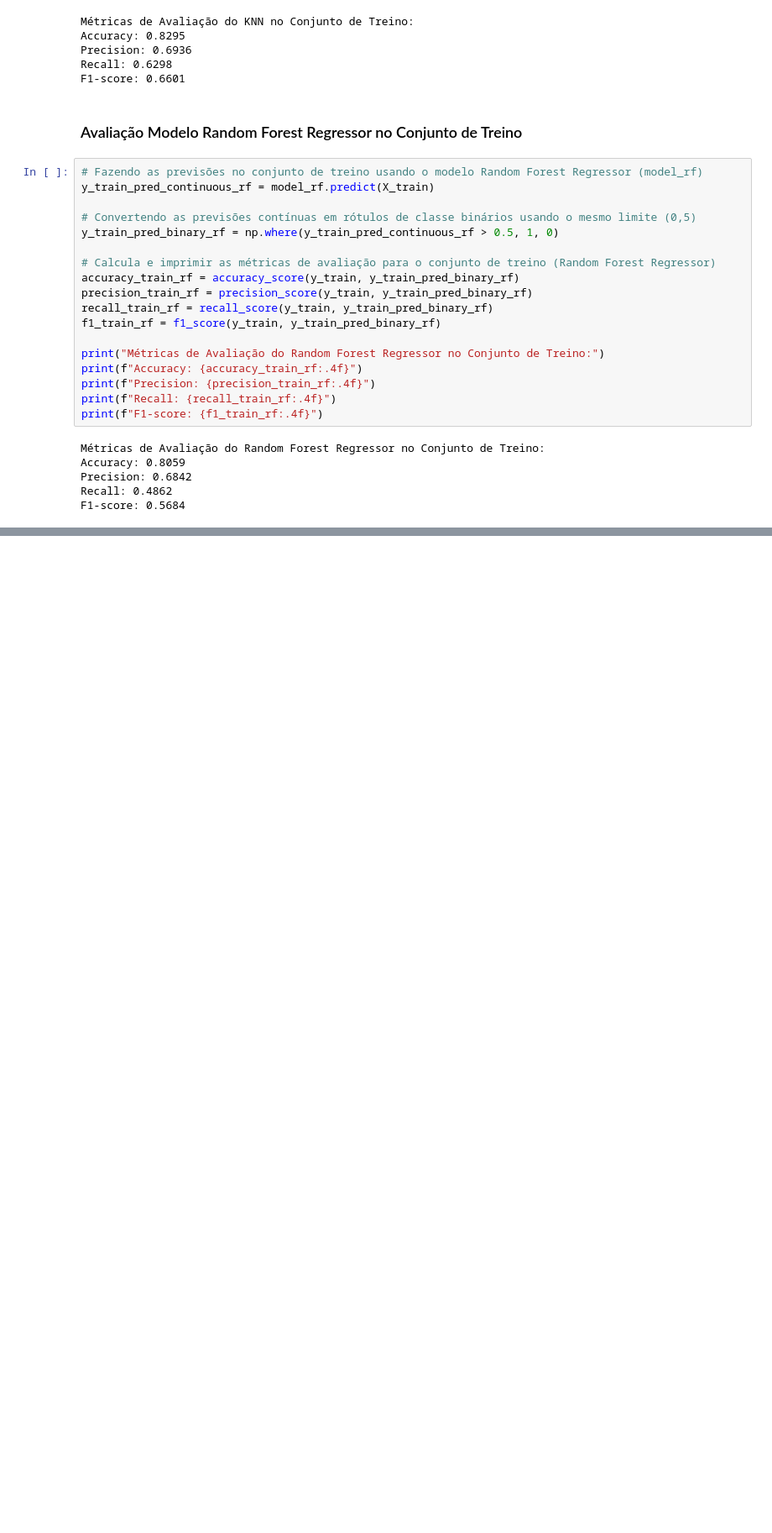
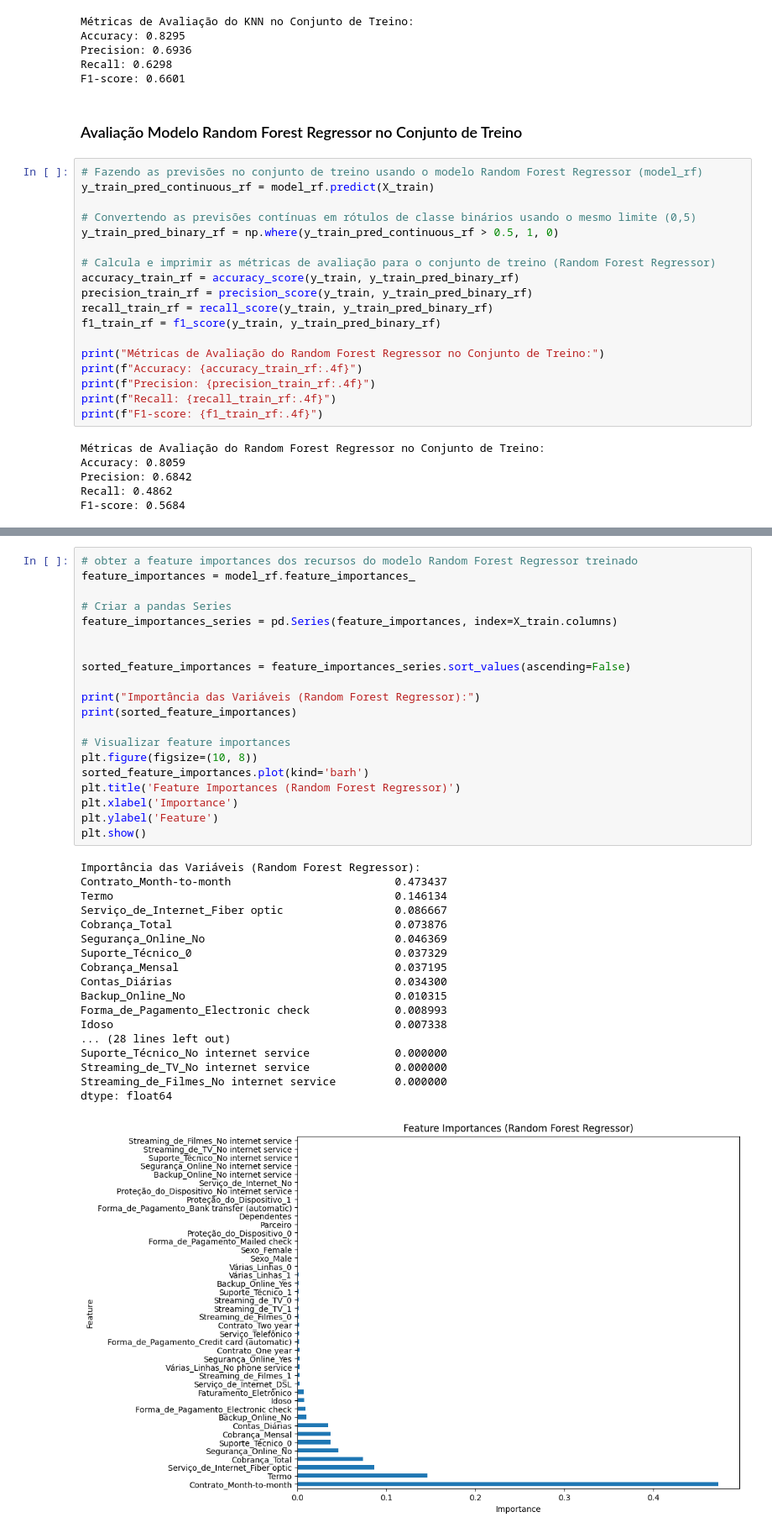
Before and after one commit to LipeSilva83/TelecomX_parte2_BR, a Jupyter notebook: CHALLENGE_TELECOMX_PT2.ipynb, the cells around one changed output, grey strips where cells are left out. Shown: that part at 84% size. Saved outputs shown, nothing was run; the diff lists cells and outputs as text; blank space fills up the shorter version.

```diff
--- a/CHALLENGE_TELECOMX_PT2.ipynb
+++ b/CHALLENGE_TELECOMX_PT2.ipynb
@@ -587,0 +590,39 @@ F1-score: 0.5684
+# %%
+# obter a feature importances dos recursos do modelo Random Forest Regressor treinado
+feature_importances = model_rf.feature_importances_
+
+# Criar a pandas Series
+feature_importances_series = pd.Series(feature_importances, index=X_train.columns)
+
+
+sorted_feature_importances = feature_importances_series.sort_values(ascending=False)
+
+print("Importância das Variáveis (Random Forest Regressor):")
+print(sorted_feature_importances)
+
+# Visualizar feature importances
+plt.figure(figsize=(10, 8))
+sorted_feature_importances.plot(kind='barh')
+plt.title('Feature Importances (Random Forest Regressor)')
+plt.xlabel('Importance')
+plt.ylabel('Feature')
+plt.show()
+# %% [output]
+Importância das Variáveis (Random Forest Regressor):
+Contrato_Month-to-month                         0.473437
+Termo                                           0.146134
+Serviço_de_Internet_Fiber optic                 0.086667
+Cobrança_Total                                  0.073876
+Segurança_Online_No                             0.046369
+Suporte_Técnico_0                               0.037329
+Cobrança_Mensal                                 0.037195
+Contas_Diárias                                  0.034300
+Backup_Online_No                                0.010315
+Forma_de_Pagamento_Electronic check             0.008993
+Idoso                                           0.007338
+... (28 lines left out)
+Suporte_Técnico_No internet service             0.000000
+Streaming_de_TV_No internet service             0.000000
+Streaming_de_Filmes_No internet service         0.000000
+dtype: float64
+[figure, added]
```
Also changed, not shown: parts of 4 cells of this notebook.
